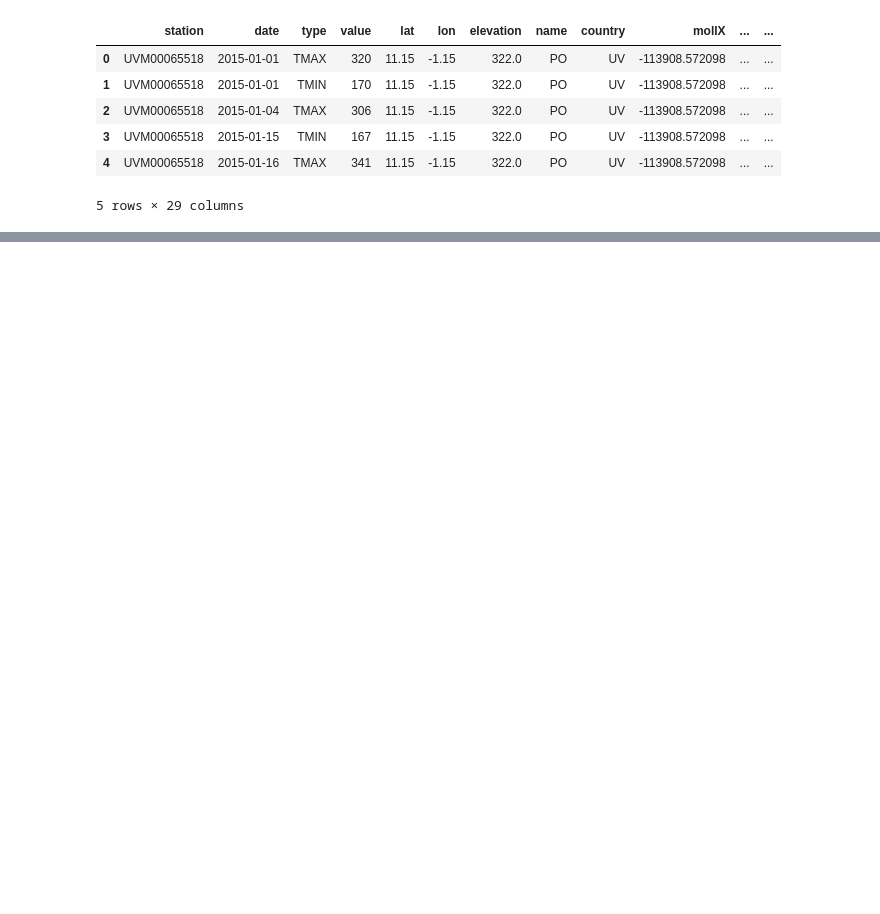
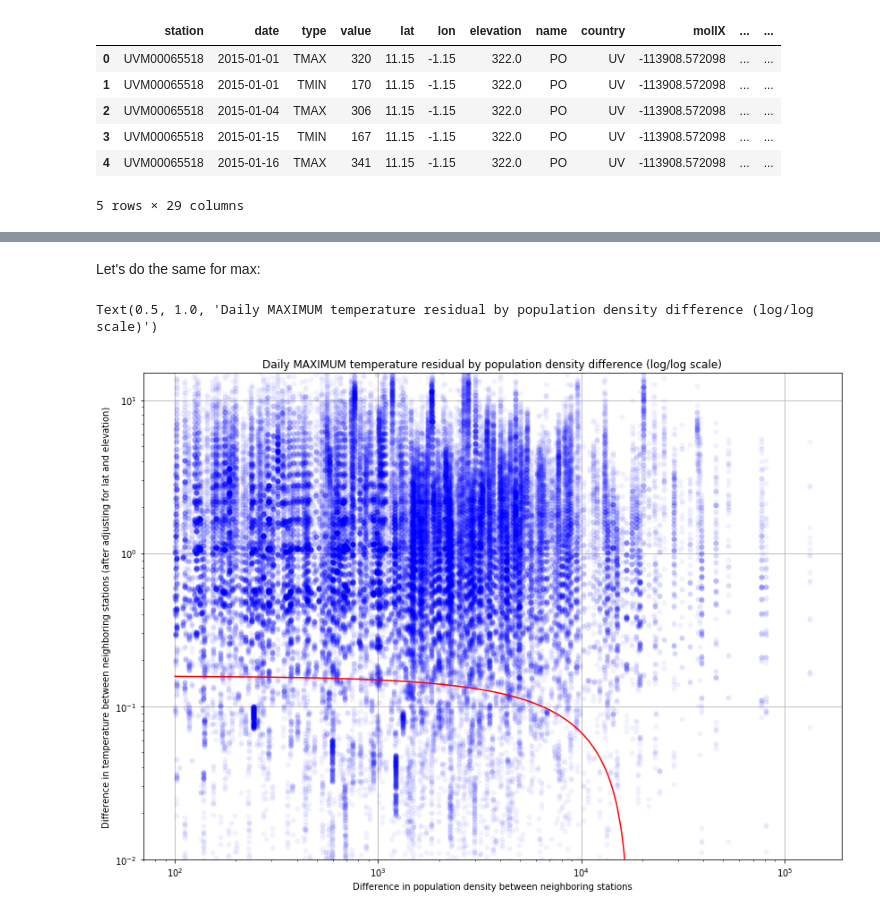
Before and after one commit to crstn/CISC, a Jupyter notebook: UHI-NOAA/NOAA_weather_station_data_2015.ipynb, the cells around one changed output, grey strips where cells are left out. Saved outputs shown, nothing was run; the diff lists cells and outputs as text; code cells hidden in the pictures; blank space fills up the shorter version.

Commit message:
Log/Log removed, TMAX added

```diff
--- a/UHI-NOAA/NOAA_weather_station_data_2015.ipynb
+++ b/UHI-NOAA/NOAA_weather_station_data_2015.ipynb
@@ -780,0 +774,31 @@ for i in [50,100,200,500,1000,2500,5000]:
+# %% [markdown]
+Let's do the same for max:
+# %%
+tmax = (data_2015.type == 'TMAX')
+morethan100 = (data_2015.nn_popdens_diff >= 100)
+
+x = data_2015[tmax & morethan100]['nn_popdens_diff']
+y = (data_2015[tmax & morethan100]['residual']) / 10
+
+fig = plt.figure()
+ax = plt.gca()
+# scatter
+ax.plot(x, y, 'o', c='blue', alpha=0.05, markeredgecolor='none')
+# plynomial fit line
+ax.plot(np.unique(x), np.poly1d(np.polyfit(x, y, 1))(np.unique(x)), c='red')
+
+ax.set_xscale('log')
+ax.set_yscale('log')
+
+# axis labels
+plt.xlabel("Difference in population density between neighboring stations")
+plt.ylabel("Difference in temperature between neighboring stations (after adjusting for lat and elevation)")
+
+# don't show the outliers in the scatter (buyt they are still used to fit the line!)
+ax.set_ylim([0.01,15])
+
+plt.grid(True)
+plt.title('Daily MAXIMUM temperature residual by population density difference (log/log scale)')
+# %% [output]
+Text(0.5, 1.0, 'Daily MAXIMUM temperature residual by population density difference (log/log scale)')
+[figure, added]
```
Also changed, not shown: parts of 12 cells of this notebook.
